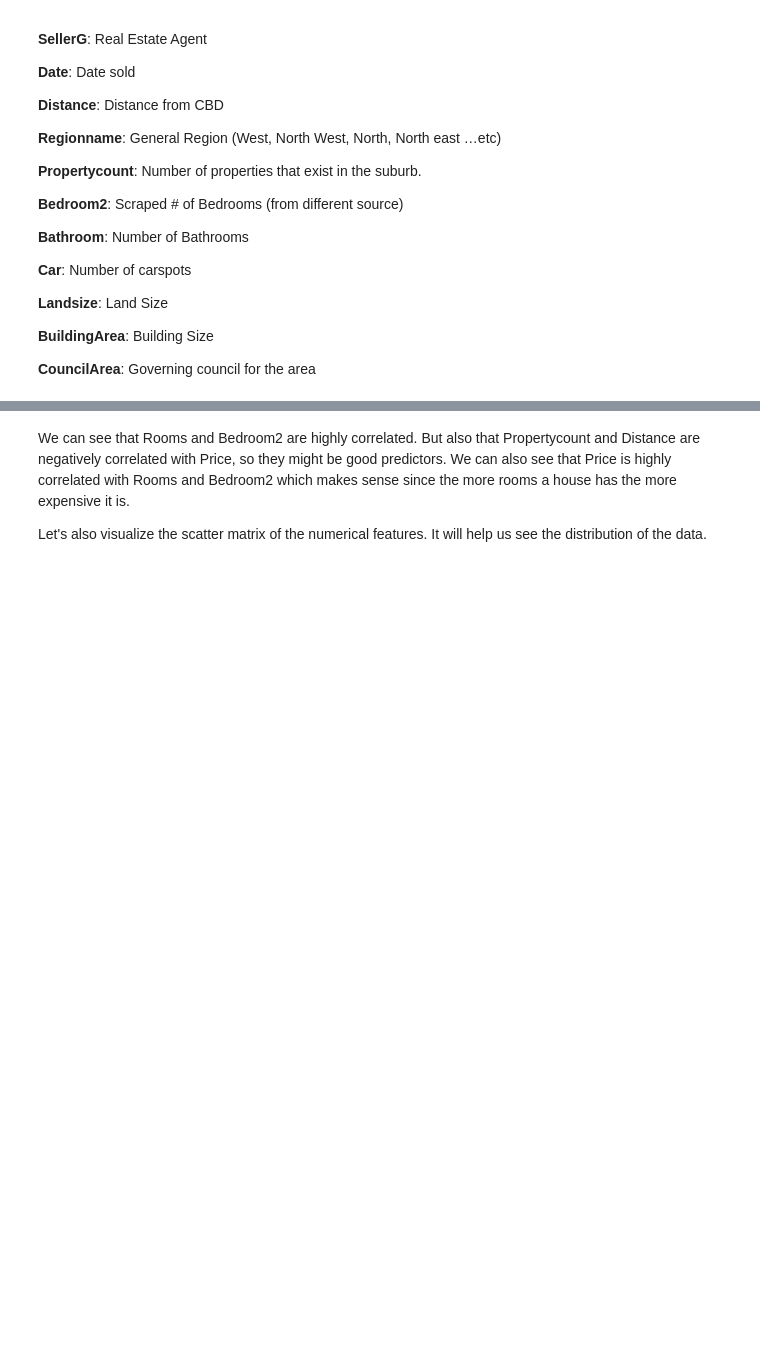
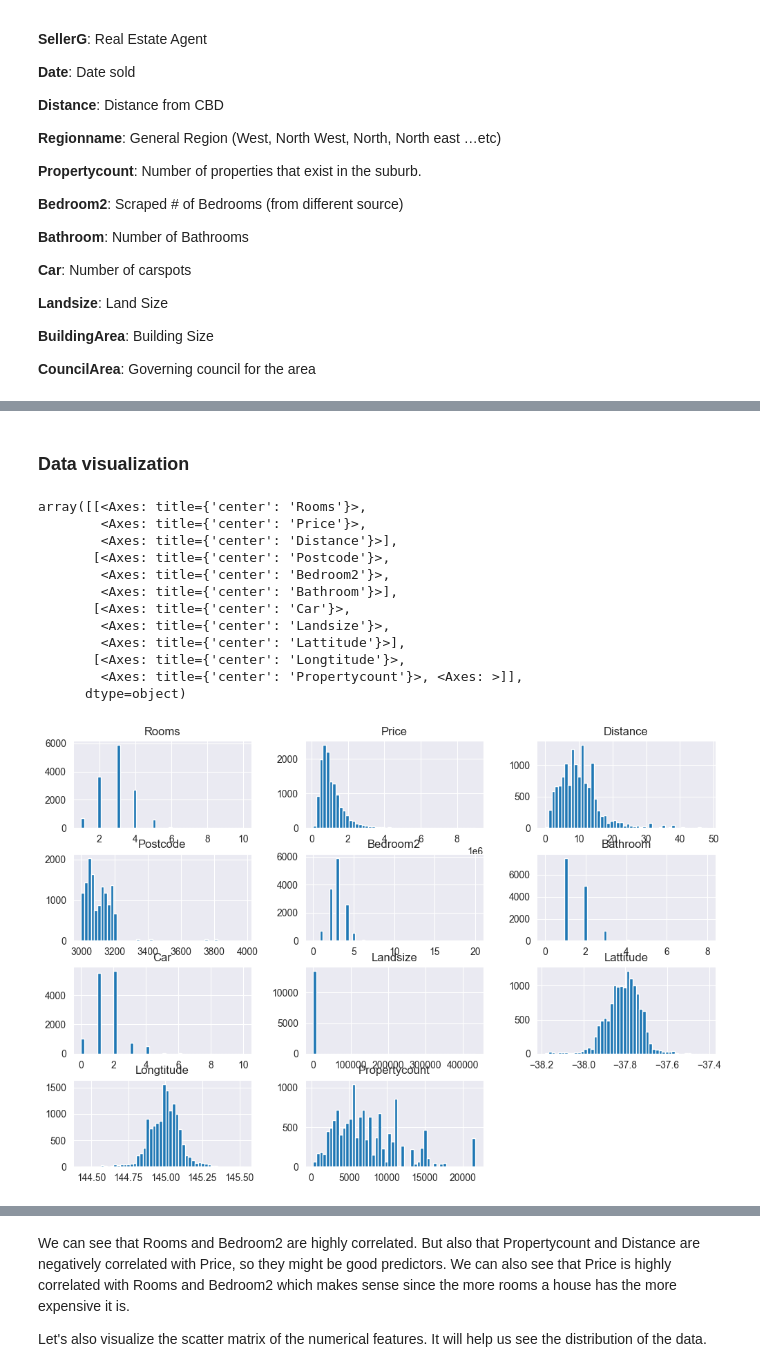
Before and after one commit to PLOTFINDER/aaa, a Jupyter notebook: main.ipynb, the cells around one changed output, grey strips where cells are left out. Saved outputs shown, nothing was run; the diff lists cells and outputs as text; code cells hidden in the pictures; blank space fills up the shorter version.

```diff
--- a/main.ipynb
+++ b/main.ipynb
@@ -28,9 +29,5 @@ import matplotlib.pyplot as plt
 # %% [markdown]
 ### Load the dataset
 # %%
-housing = pd.read_csv("dataset.csv")
-target_name = "Price"
-data = housing.drop(columns=target_name)
-target = housing[target_name]
-
-print(f"Dataset size: {data.shape}")
+df = pd.read_csv("dataset.csv")
+print(f"Dataset size: {df.shape}")
@@ -89,0 +185,7 @@ Lets visualize the data
+# %%
+df = df.drop(columns=["BuildingArea", "YearBuilt", "CouncilArea"])
+
+numerical_features = df.select_dtypes(include=["int64", "float64"]).columns.to_list()
+categorical_features = df.select_dtypes(include=["object"]).columns.to_list()
+
+df.head()
@@ -89,0 +215,4 @@ Lets visualize the data
+# %%
+df["Car"] = df["Car"].fillna(df["Car"].mode()[0])
+
+df.isna().sum()
@@ -90,2 +239,18 @@ Lets visualize the data
+# %% [markdown]
+### Data visualization
 # %%
-data.hist(bins=50, figsize=(20, 15))
+df.hist(bins=50, figsize=(12, 8))
+# %% [output]
+array([[<Axes: title={'center': 'Rooms'}>,
+        <Axes: title={'center': 'Price'}>,
+        <Axes: title={'center': 'Distance'}>],
+       [<Axes: title={'center': 'Postcode'}>,
+        <Axes: title={'center': 'Bedroom2'}>,
+        <Axes: title={'center': 'Bathroom'}>],
+       [<Axes: title={'center': 'Car'}>,
+        <Axes: title={'center': 'Landsize'}>,
+        <Axes: title={'center': 'Lattitude'}>],
+       [<Axes: title={'center': 'Longtitude'}>,
+        <Axes: title={'center': 'Propertycount'}>, <Axes: >]],
+      dtype=object)
+[figure, added]
```
Also changed, not shown: parts of 50 cells of this notebook.
